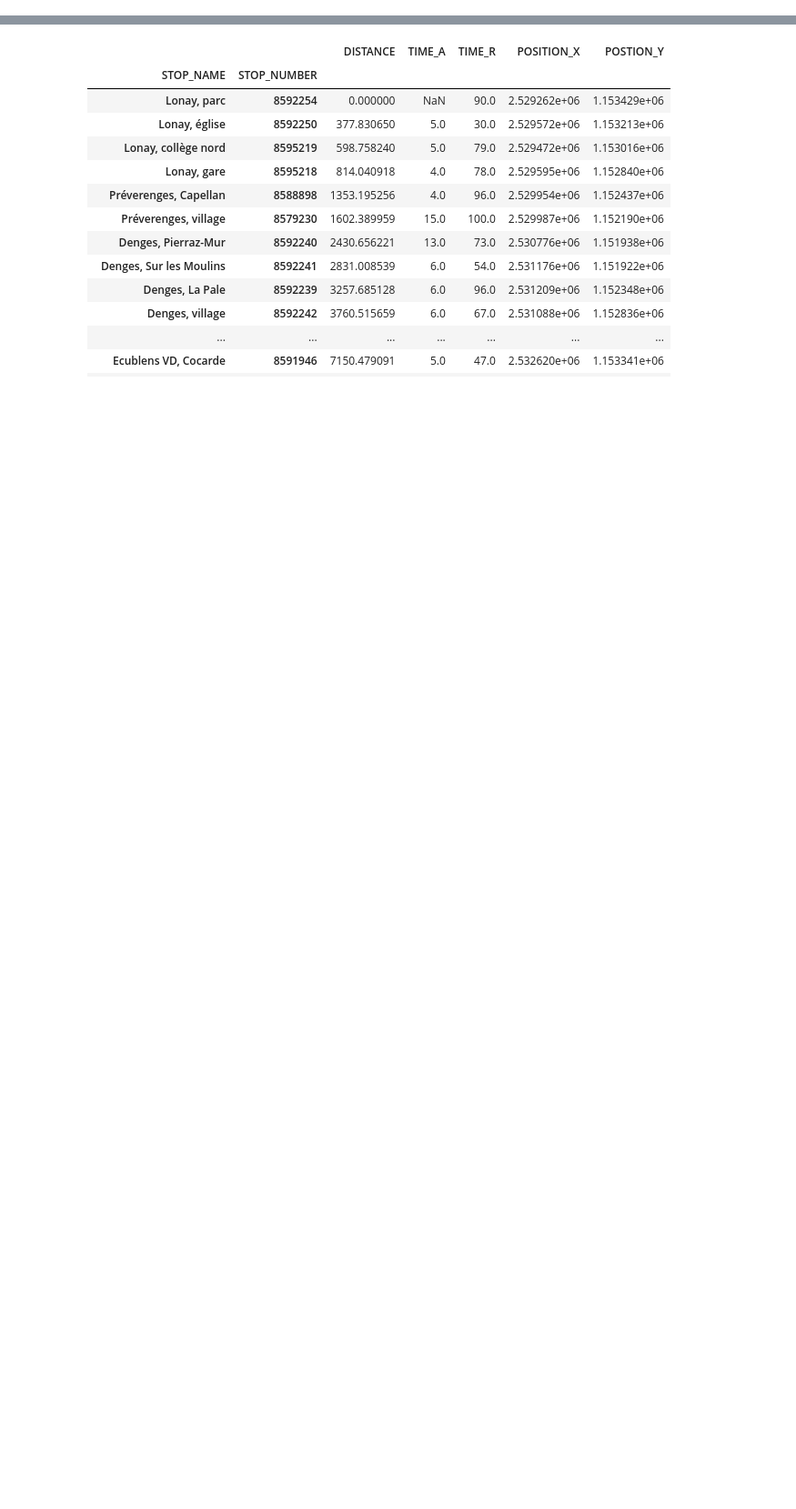
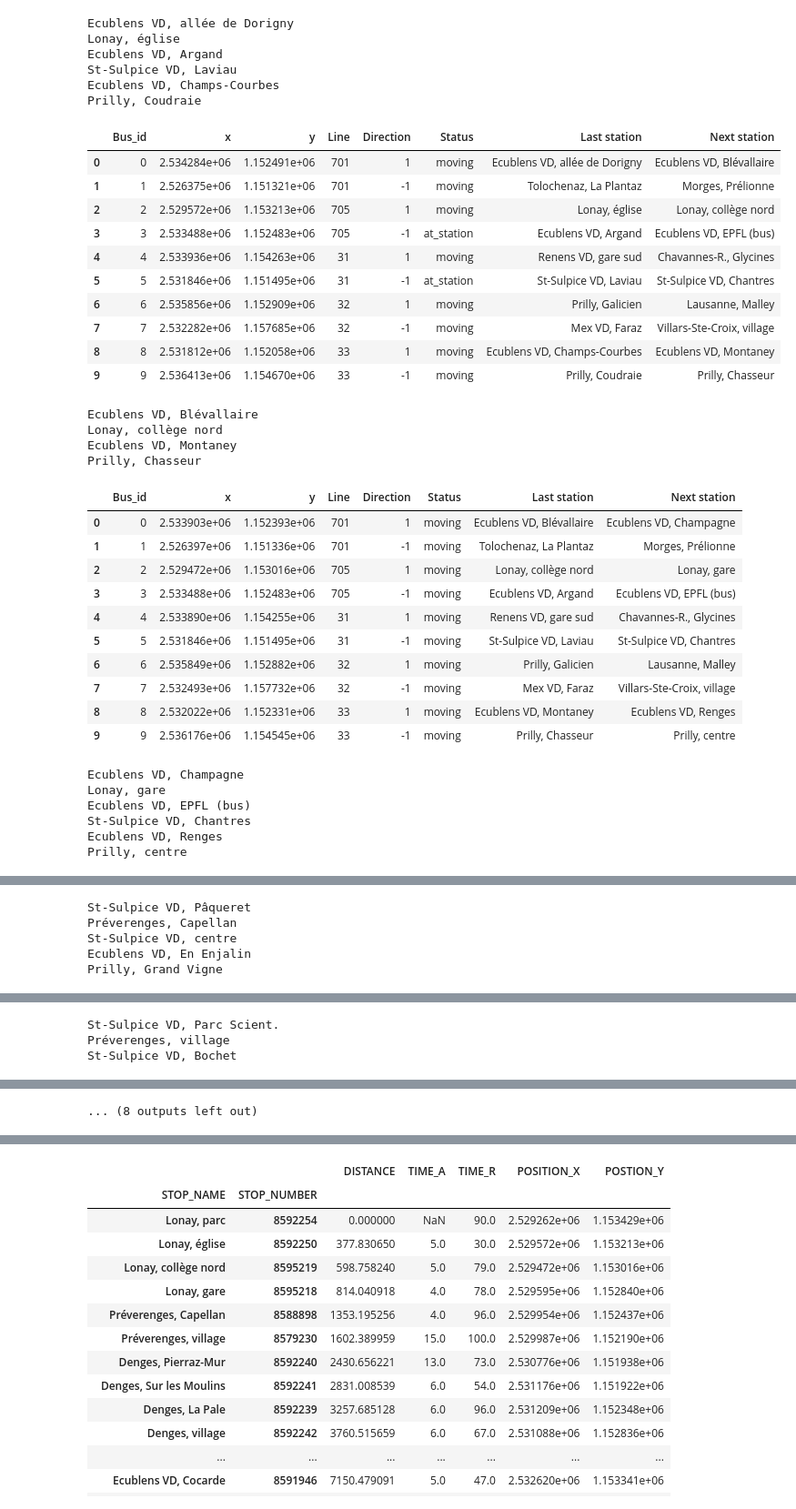
Before and after one commit to merlebleue/DRONES-AND-BUS, a Jupyter notebook: demo.ipynb, the cells around one changed output, grey strips where cells are left out. Shown at 91% size. Drawn from its saved outputs; the diff is of its cells as text; code cells hidden in the pictures; blank space fills up the shorter version.

```diff
--- a/demo.ipynb
+++ b/demo.ipynb
@@ -29 +47,51 @@ Removing 74 duplicates for line 701 (85:764:701)
 85:764:705 705
+# %%
+bus_system = SimpleBusSystem(area = ecublens,
+                             lines = [701, 705, 31, 32, 33],
+                             frequency = 8,
+                             callback_at_station=lambda x : print(x.STOP_NAME),
+                             speed_factor=100
+                             )
+
+for i in range(10):
+    bus_system.simulate()
+    display(bus_system.get_bus_status())
+# %% [output]
+Ecublens VD, allée de Dorigny
+Lonay, église
+Ecublens VD, Argand
+St-Sulpice VD, Laviau
+Ecublens VD, Champs-Courbes
+Prilly, Coudraie
+|  | Bus_id | x | y | Line | Direction | Status | Last station | Next station |
+| 0 | 0 | 2.534284e+06 | 1.152491e+06 | 701 | 1 | moving | Ecublens VD, allée de Dorigny | Ecublens VD, Blévallaire |
+| 1 | 1 | 2.526375e+06 | 1.151321e+06 | 701 | -1 | moving | Tolochenaz, La Plantaz | Morges, Prélionne |
+| 2 | 2 | 2.529572e+06 | 1.153213e+06 | 705 | 1 | moving | Lonay, église | Lonay, collège nord |
+| 3 | 3 | 2.533488e+06 | 1.152483e+06 | 705 | -1 | at_station | Ecublens VD, Argand | Ecublens VD, EPFL (bus) |
+| 4 | 4 | 2.533936e+06 | 1.154263e+06 | 31 | 1 | moving | Renens VD, gare sud | Chavannes-R., Glycines |
+| 5 | 5 | 2.531846e+06 | 1.151495e+06 | 31 | -1 | at_station | St-Sulpice VD, Laviau | St-Sulpice VD, Chantres |
+| 6 | 6 | 2.535856e+06 | 1.152909e+06 | 32 | 1 | moving | Prilly, Galicien | Lausanne, Malley |
+| 7 | 7 | 2.532282e+06 | 1.157685e+06 | 32 | -1 | moving | Mex VD, Faraz | Villars-Ste-Croix, village |
+| 8 | 8 | 2.531812e+06 | 1.152058e+06 | 33 | 1 | moving | Ecublens VD, Champs-Courbes | Ecublens VD, Montaney |
+| 9 | 9 | 2.536413e+06 | 1.154670e+06 | 33 | -1 | moving | Prilly, Coudraie | Prilly, Chasseur |
+Ecublens VD, Blévallaire
+Lonay, collège nord
+Ecublens VD, Montaney
+Prilly, Chasseur
+|  | Bus_id | x | y | Line | Direction | Status | Last station | Next station |
+| 0 | 0 | 2.533903e+06 | 1.152393e+06 | 701 | 1 | moving | Ecublens VD, Blévallaire | Ecublens VD, Champagne |
+| 1 | 1 | 2.526397e+06 | 1.151336e+06 | 701 | -1 | moving | Tolochenaz, La Plantaz | Morges, Prélionne |
+| 2 | 2 | 2.529472e+06 | 1.153016e+06 | 705 | 1 | moving | Lonay, collège nord | Lonay, gare |
+| 3 | 3 | 2.533488e+06 | 1.152483e+06 | 705 | -1 | moving | Ecublens VD, Argand | Ecublens VD, EPFL (bus) |
+| 4 | 4 | 2.533890e+06 | 1.154255e+06 | 31 | 1 | moving | Renens VD, gare sud | Chavannes-R., Glycines |
+| 5 | 5 | 2.531846e+06 | 1.151495e+06 | 31 | -1 | moving | St-Sulpice VD, Laviau | St-Sulpice VD, Chantres |
+| 6 | 6 | 2.535849e+06 | 1.152882e+06 | 32 | 1 | moving | Prilly, Galicien | Lausanne, Malley |
+| 7 | 7 | 2.532493e+06 | 1.157732e+06 | 32 | -1 | moving | Mex VD, Faraz | Villars-Ste-Croix, village |
+| 8 | 8 | 2.532022e+06 | 1.152331e+06 | 33 | 1 | moving | Ecublens VD, Montaney | Ecublens VD, Renges |
+| 9 | 9 | 2.536176e+06 | 1.154545e+06 | 33 | -1 | moving | Prilly, Chasseur | Prilly, centre |
+Ecublens VD, Champagne
+Lonay, gare
+Ecublens VD, EPFL (bus)
+St-Sulpice VD, Chantres
+Ecublens VD, Renges
+Prilly, centre
@@ -29,0 +109,5 @@ Removing 74 duplicates for line 701 (85:764:701)
+St-Sulpice VD, Pâqueret
+Préverenges, Capellan
+St-Sulpice VD, centre
+Ecublens VD, En Enjalin
+Prilly, Grand Vigne
@@ -29,0 +125,3 @@ Removing 74 duplicates for line 701 (85:764:701)
+St-Sulpice VD, Parc Scient.
+Préverenges, village
+St-Sulpice VD, Bochet
@@ -29,0 +153 @@ Removing 74 duplicates for line 701 (85:764:701)
+... (8 outputs left out)
```
Also changed, not shown: parts of 10 cells of this notebook, 56 other files.
